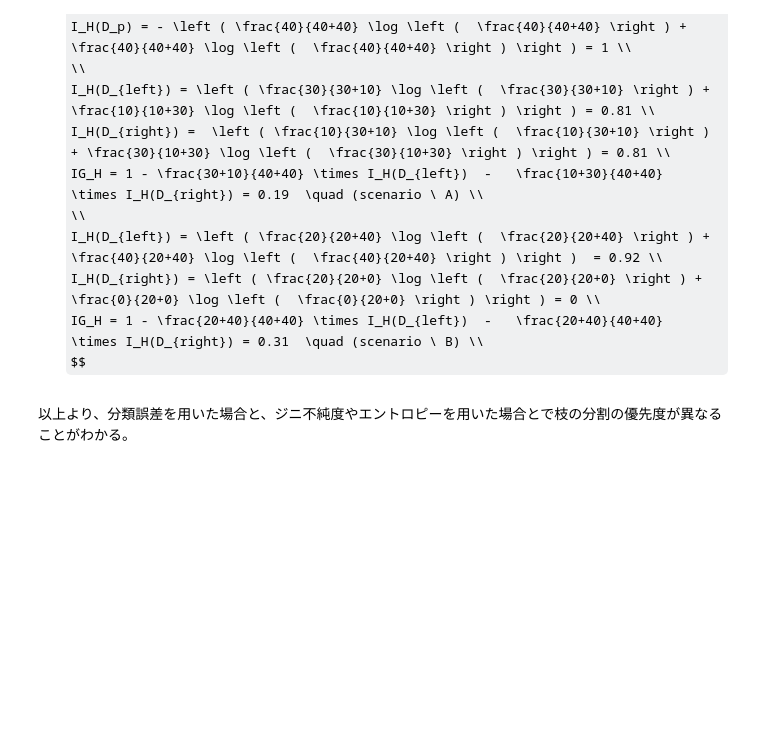
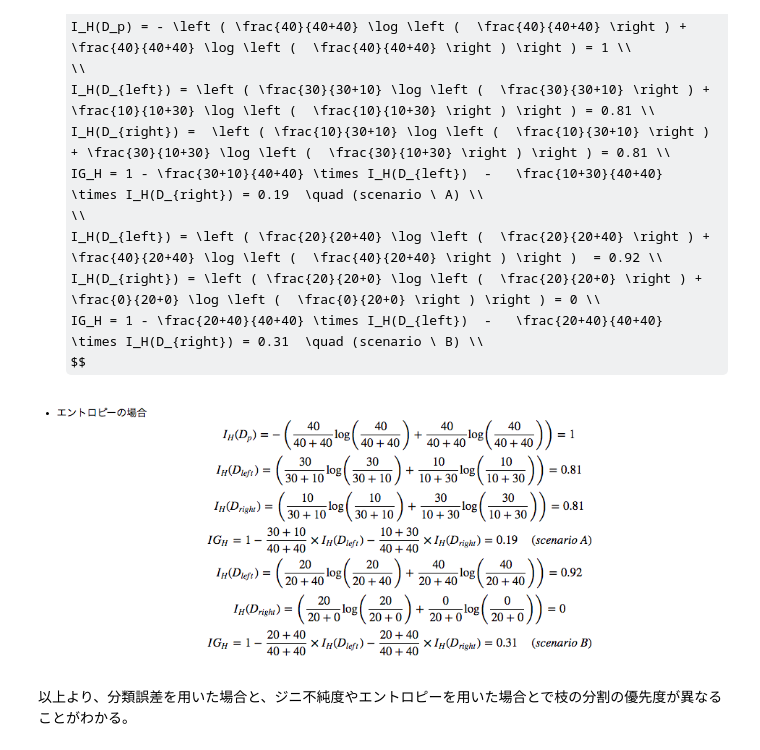
Before and after one commit to KamonohashiPerry/MachineLearning, a Jupyter notebook: PythonMachineLearning2ndEdition/Chapter_3.ipynb, the cells around one changed output. Saved outputs shown, nothing was run; the diff lists cells and outputs as text; code cells hidden in the pictures; some formulas as TeX source; blank space fills up the shorter version.

```diff
--- a/PythonMachineLearning2ndEdition/Chapter_3.ipynb
+++ b/PythonMachineLearning2ndEdition/Chapter_3.ipynb
@@ -1253,6 +1259,10 @@ I_H(D_{left}) = \left ( \frac{20}{20+40} \log \left (  \frac{20}{20+40} \right )
 I_H(D_{right}) = \left ( \frac{20}{20+0} \log \left (  \frac{20}{20+0} \right ) + \frac{0}{20+0} \log \left (  \frac{0}{20+0} \right ) \right ) = 0 \\
 IG_H = 1 - \frac{20+40}{40+40} \times I_H(D_{left})  -   \frac{20+40}{40+40}  \times I_H(D_{right}) = 0.31  \quad (scenario \ B) \\
 $$
+# %%
+Image(filename="../../../../Desktop/entropy.png")
+# %% [output]
+[figure, added]
 # %% [markdown]
 以上より、分類誤差を用いた場合と、ジニ不純度やエントロピーを用いた場合とで枝の分割の優先度が異なることがわかる。
 # %%
```
Also changed, not shown: parts of 5 cells of this notebook, 3 other files.
